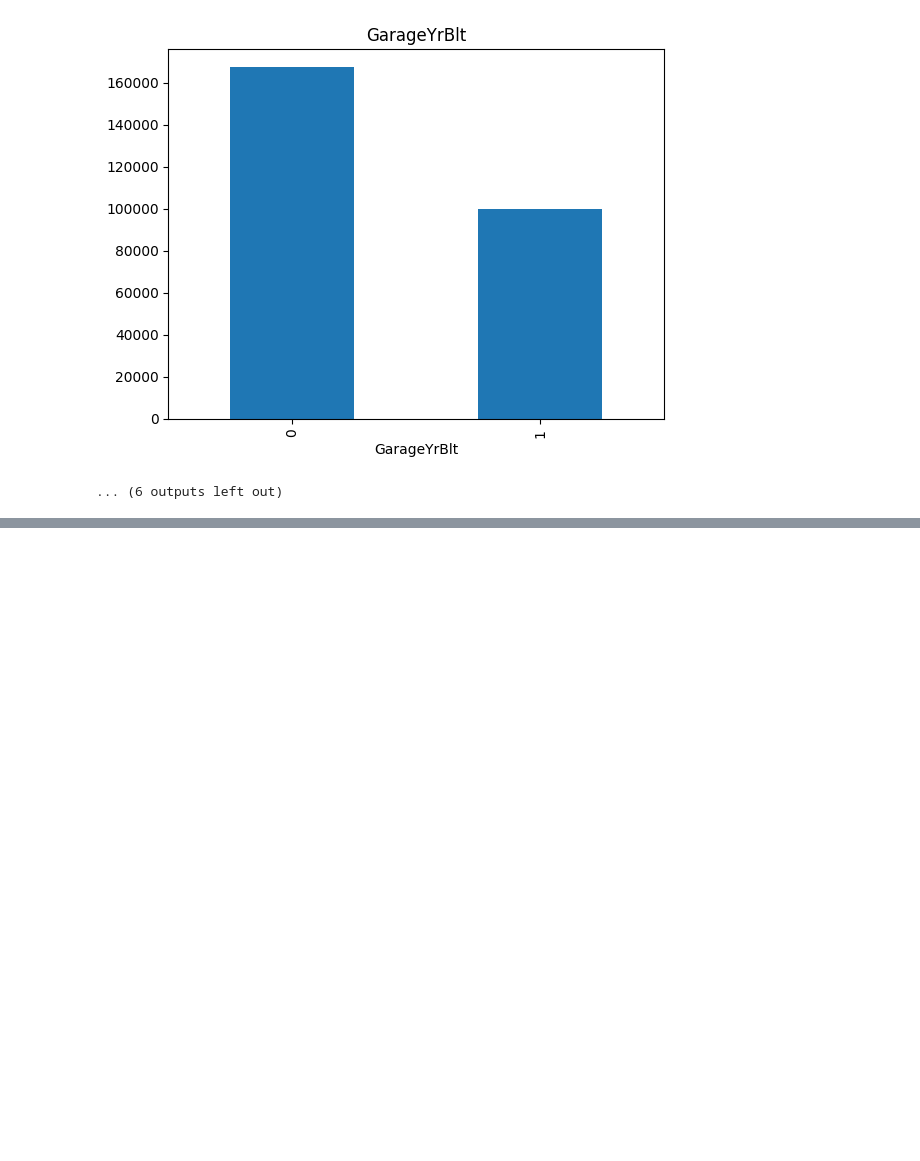
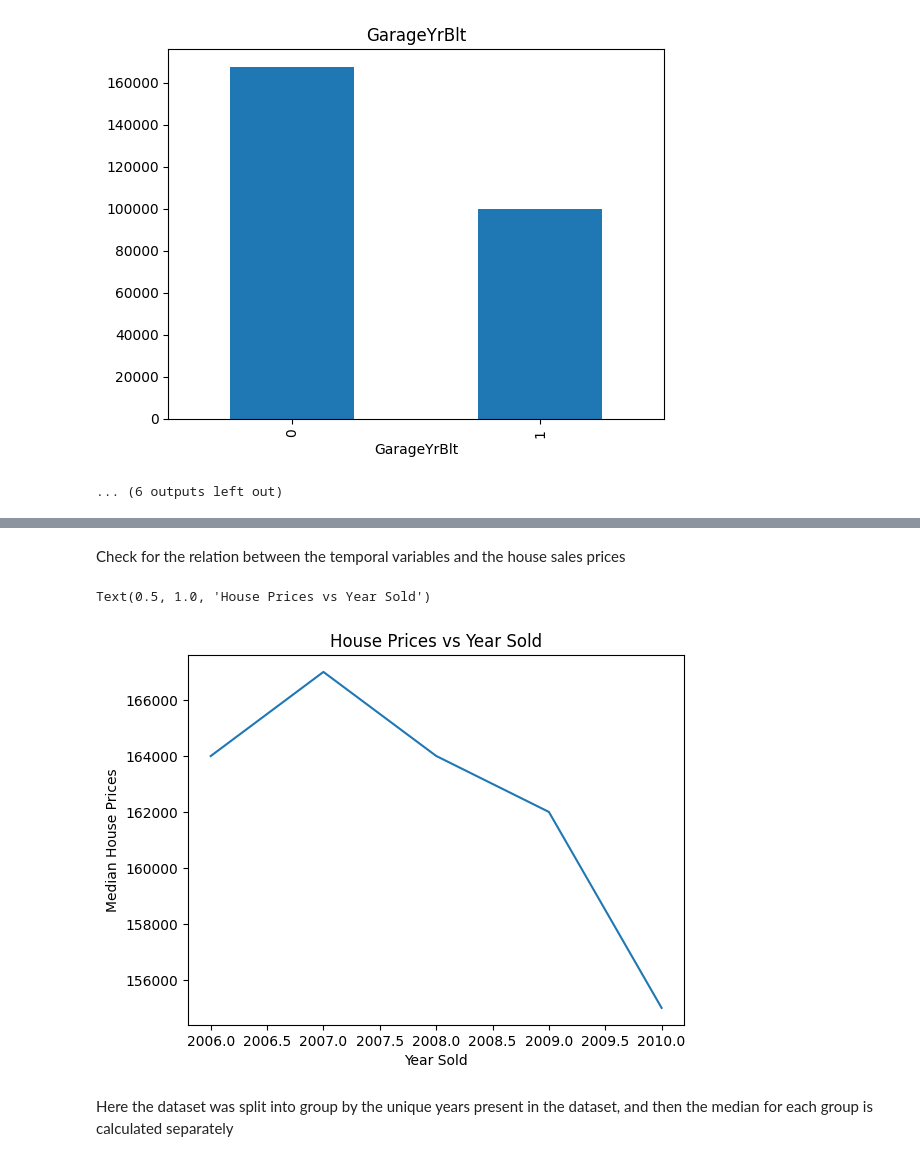
Before and after one commit to avgeek15E/learninAI, a Jupyter notebook: projects/Houses Prices Prediction/House Prices.ipynb, the cells around one changed output, grey strips where cells are left out. Cells and saved outputs as stored; diff of their text form; code cells hidden in the pictures; blank space fills up the shorter version.

```diff
--- a/projects/Houses Prices Prediction/House Prices.ipynb
+++ b/projects/Houses Prices Prediction/House Prices.ipynb
@@ -107,0 +164,12 @@ for feature in features_with_na:
+# %% [markdown]
+Check for the relation between the temporal variables and the house sales prices
+# %%
+dataset.groupby('YrSold')['SalePrice'].median().plot()
+plt.xlabel('Year Sold')
+plt.ylabel('Median House Prices')
+plt.title('House Prices vs Year Sold')
+# %% [output]
+Text(0.5, 1.0, 'House Prices vs Year Sold')
+[figure, added]
+# %% [markdown]
+Here the dataset was split into group by the unique years present in the dataset, and then the median for each group is calculated separately
```
Also changed, not shown: parts of 35 cells of this notebook, 6 other files.
